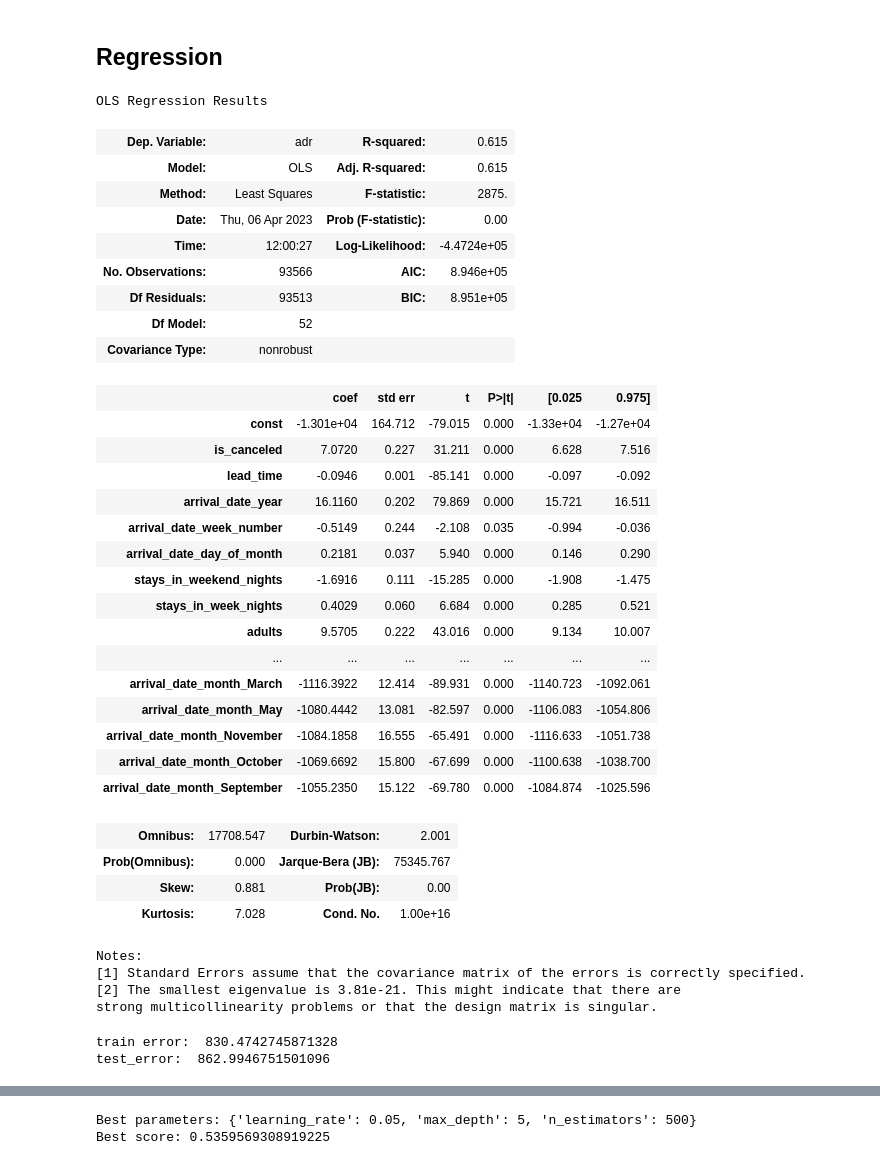
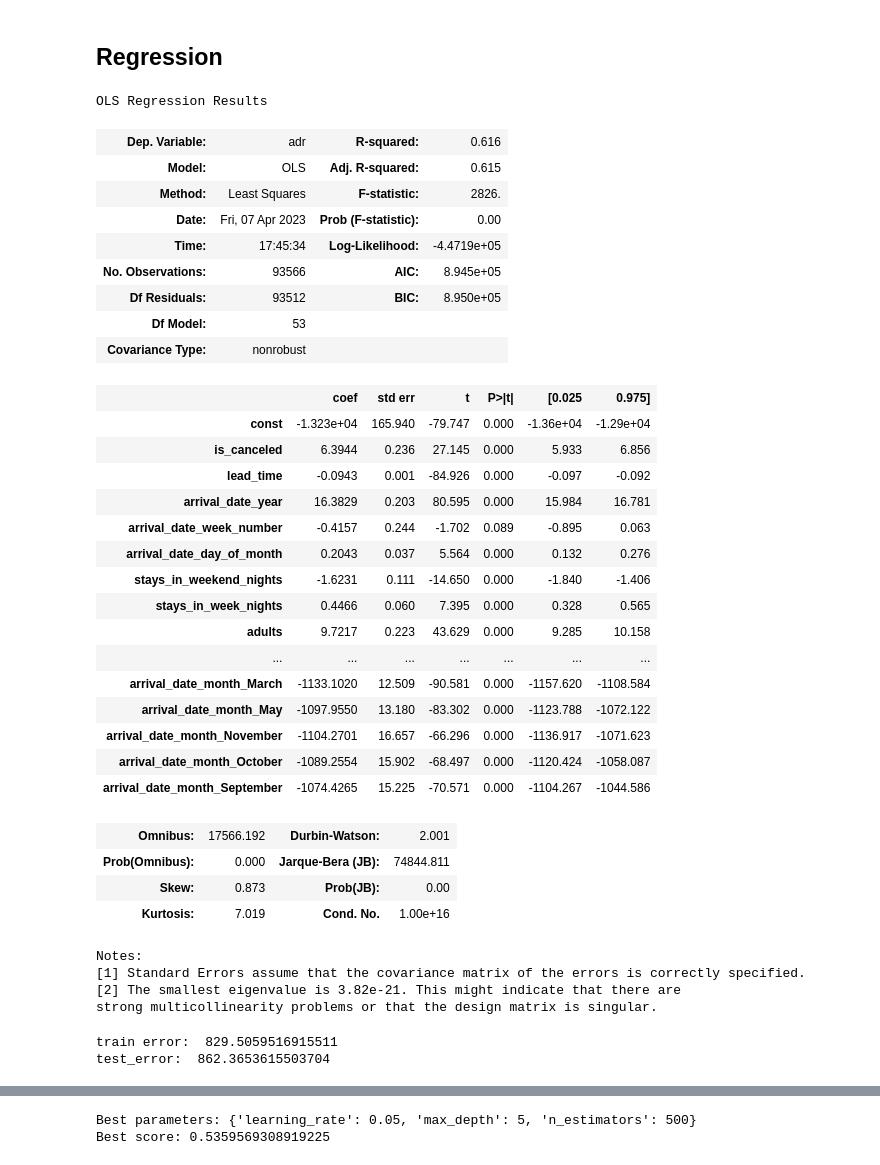
Before and after one commit to Reytrei/ST3187_FinalProject, a Jupyter notebook: Final_Project.ipynb, the cells around one changed output, grey strips where cells are left out. Drawn from its saved outputs; the diff is of its cells as text; code cells hidden in the pictures.

```diff
--- a/Final_Project.ipynb
+++ b/Final_Project.ipynb
@@ -395,58 +407,59 @@ array([[<AxesSubplot:title={'center':'lead_time'}>,
 # %% [markdown]
 ## Regression
 # %%
-X = hotel.drop(['adr', 'reservation_status', 'reservation_status_date', 'country', 'deposit_type', 'country', 'assigned_room_type', 'days_in_waiting_list', 'babies'], axis=1)
+X = hotel.drop(['adr', 'reservation_status', 'reservation_status_date', 'deposit_type', 'assigned_room_type', 'days_in_waiting_list', 'babies'], axis=1)
 y = hotel['adr']
 
 one_hot = ['hotel', 'meal', 'market_segment', 'distribution_channel', 'customer_type','reserved_room_type', 'arrival_date_month']
-label_enc = ['reserved_room_type', 'arrival_date_month']
-
+label_enc = ['country']
+le = LabelEncoder()
+X['country'] = le.fit_transform(X[label_enc])
 enc = OneHotEncoder(sparse=False)
 
 result = enc.fit_transform(X[one_hot])
 results = pd.DataFrame(result, columns = enc.get_feature_names_out())
 X_encoded = pd.concat([X.drop(one_hot, axis=1).reset_index(drop=True), results.reset_index(drop=True)], axis=1)
 X_encoded = sm.add_constant(X_encoded)
 X_train, X_test, y_train, y_test = train_test_split(X_encoded, y.reset_index(drop = True), test_size = 0.2, random_state = 100)
 
 
 reg1 = sm.OLS(y_train, sm.add_constant(X_train)).fit()
 y_pred = reg1.predict(X_test)
 reg1.summary()
 # %% [output]
 OLS Regression Results
-| Dep. Variable: | adr | R-squared: | 0.615 |
+| Dep. Variable: | adr | R-squared: | 0.616 |
 | Model: | OLS | Adj. R-squared: | 0.615 |
-| Method: | Least Squares | F-statistic: | 2875. |
-| Date: | Thu, 06 Apr 2023 | Prob (F-statistic): | 0.00 |
-| Time: | 12:00:27 | Log-Likelihood: | -4.4724e+05 |
-| No. Observations: | 93566 | AIC: | 8.946e+05 |
-| Df Residuals: | 93513 | BIC: | 8.951e+05 |
-| Df Model: | 52 |  |  |
+| Method: | Least Squares | F-statistic: | 2826. |
+| Date: | Fri, 07 Apr 2023 | Prob (F-statistic): | 0.00 |
+| Time: | 17:45:34 | Log-Likelihood: | -4.4719e+05 |
+| No. Observations: | 93566 | AIC: | 8.945e+05 |
+| Df Residuals: | 93512 | BIC: | 8.950e+05 |
+| Df Model: | 53 |  |  |
 | Covariance Type: | nonrobust |  |  |
 |  | coef | std err | t | P>|t| | [0.025 | 0.975] |
-| const | -1.301e+04 | 164.712 | -79.015 | 0.000 | -1.33e+04 | -1.27e+04 |
-| is_canceled | 7.0720 | 0.227 | 31.211 | 0.000 | 6.628 | 7.516 |
-| lead_time | -0.0946 | 0.001 | -85.141 | 0.000 | -0.097 | -0.092 |
-| arrival_date_year | 16.1160 | 0.202 | 79.869 | 0.000 | 15.721 | 16.511 |
-| arrival_date_week_number | -0.5149 | 0.244 | -2.108 | 0.035 | -0.994 | -0.036 |
-| arrival_date_day_of_month | 0.2181 | 0.037 | 5.940 | 0.000 | 0.146 | 0.290 |
-| stays_in_weekend_nights | -1.6916 | 0.111 | -15.285 | 0.000 | -1.908 | -1.475 |
-| stays_in_week_nights | 0.4029 | 0.060 | 6.684 | 0.000 | 0.285 | 0.521 |
-| adults | 9.5705 | 0.222 | 43.016 | 0.000 | 9.134 | 10.007 |
+| const | -1.323e+04 | 165.940 | -79.747 | 0.000 | -1.36e+04 | -1.29e+04 |
+| is_canceled | 6.3944 | 0.236 | 27.145 | 0.000 | 5.933 | 6.856 |
+| lead_time | -0.0943 | 0.001 | -84.926 | 0.000 | -0.097 | -0.092 |
+| arrival_date_year | 16.3829 | 0.203 | 80.595 | 0.000 | 15.984 | 16.781 |
+| arrival_date_week_number | -0.4157 | 0.244 | -1.702 | 0.089 | -0.895 | 0.063 |
+| arrival_date_day_of_month | 0.2043 | 0.037 | 5.564 | 0.000 | 0.132 | 0.276 |
+| stays_in_weekend_nights | -1.6231 | 0.111 | -14.650 | 0.000 | -1.840 | -1.406 |
+| stays_in_week_nights | 0.4466 | 0.060 | 7.395 | 0.000 | 0.328 | 0.565 |
+| adults | 9.7217 | 0.223 | 43.629 | 0.000 | 9.285 | 10.158 |
 | ... | ... | ... | ... | ... | ... | ... |
-| arrival_date_month_March | -1116.3922 | 12.414 | -89.931 | 0.000 | -1140.723 | -1092.061 |
-| arrival_date_month_May | -1080.4442 | 13.081 | -82.597 | 0.000 | -1106.083 | -1054.806 |
-| arrival_date_month_November | -1084.1858 | 16.555 | -65.491 | 0.000 | -1116.633 | -1051.738 |
-| arrival_date_month_October | -1069.6692 | 15.800 | -67.699 | 0.000 | -1100.638 | -1038.700 |
-| arrival_date_month_September | -1055.2350 | 15.122 | -69.780 | 0.000 | -1084.874 | -1025.596 |
+| arrival_date_month_March | -1133.1020 | 12.509 | -90.581 | 0.000 | -1157.620 | -1108.584 |
+| arrival_date_month_May | -1097.9550 | 13.180 | -83.302 | 0.000 | -1123.788 | -1072.122 |
+| arrival_date_month_November | -1104.2701 | 16.657 | -66.296 | 0.000 | -1136.917 | -1071.623 |
+| arrival_date_month_October | -1089.2554 | 15.902 | -68.497 | 0.000 | -1120.424 | -1058.087 |
+| arrival_date_month_September | -1074.4265 | 15.225 | -70.571 | 0.000 | -1104.267 | -1044.586 |
-| Omnibus: | 17708.547 | Durbin-Watson: | 2.001 |
-| Prob(Omnibus): | 0.000 | Jarque-Bera (JB): | 75345.767 |
-| Skew: | 0.881 | Prob(JB): | 0.00 |
-| Kurtosis: | 7.028 | Cond. No. | 1.00e+16 |
+| Omnibus: | 17566.192 | Durbin-Watson: | 2.001 |
+| Prob(Omnibus): | 0.000 | Jarque-Bera (JB): | 74844.811 |
+| Skew: | 0.873 | Prob(JB): | 0.00 |
+| Kurtosis: | 7.019 | Cond. No. | 1.00e+16 |
 Notes:
 [1] Standard Errors assume that the covariance matrix of the errors is correctly specified.
-[2] The smallest eigenvalue is 3.81e-21. This might indicate that there are
+[2] The smallest eigenvalue is 3.82e-21. This might indicate that there are
 strong multicollinearity problems or that the design matrix is singular.
 # %%
 mse_train = mean_squared_error(y_train,reg1.predict(X_train) )
@@ -454,6 +467,6 @@ print("train error: ", mse_train)
 mse_test = mean_squared_error(y_test, y_pred)
 print("test_error: ", mse_test)
 # %% [output]
-train error:  830.4742745871328
-test_error:  862.9946751501096
+train error:  829.5059516915511
+test_error:  862.3653615503704
 # %%
```
Also changed, not shown: parts of 44 cells of this notebook.
